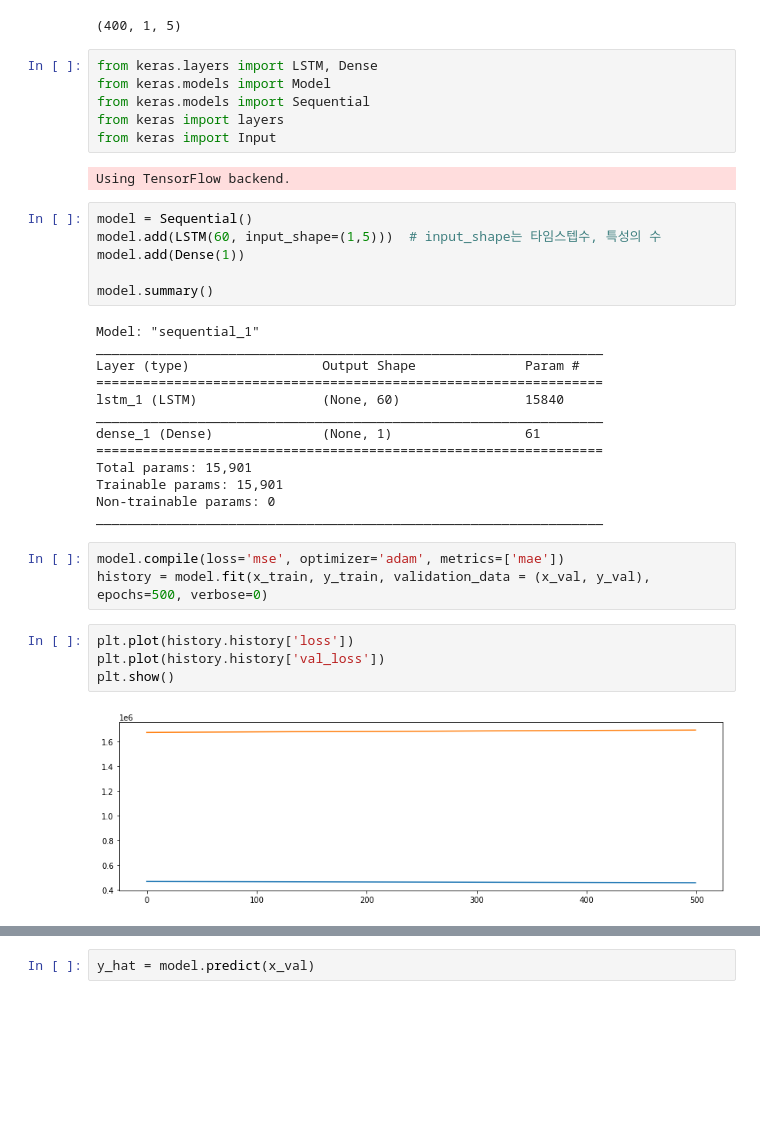
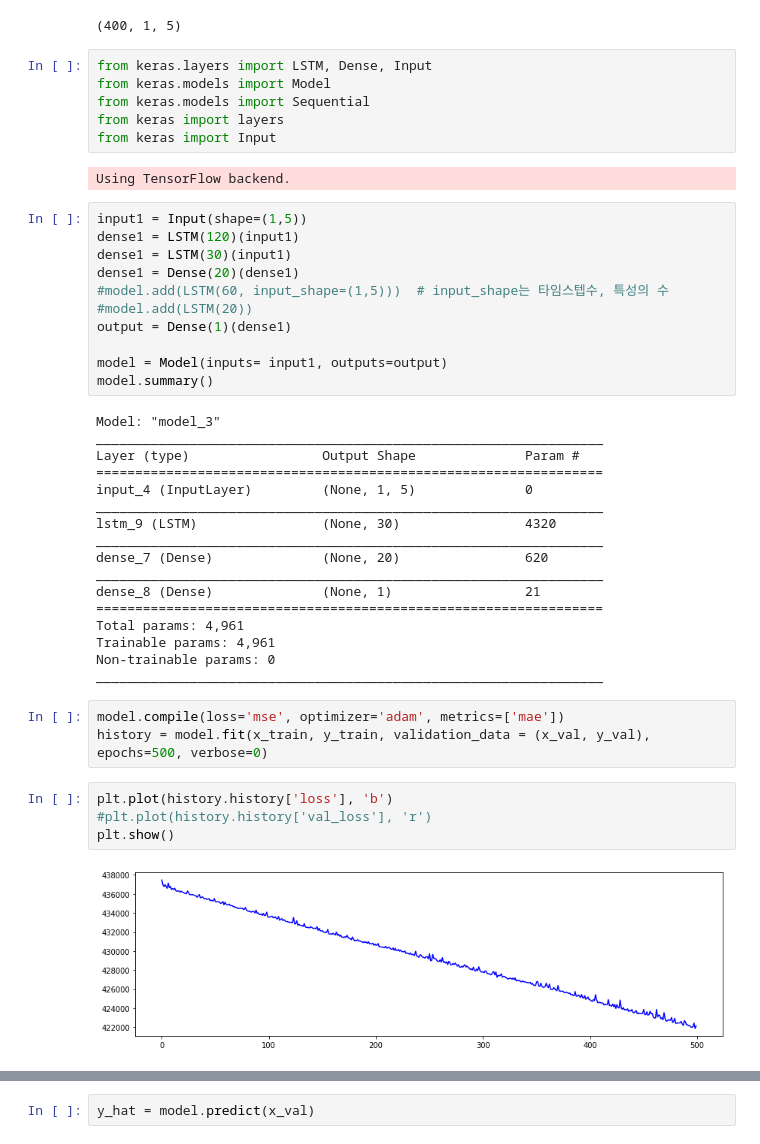
Before and after one commit to sjbaek12/sjbaek12.github.io, a Jupyter notebook: 주가예측_LSTM.ipynb, the cells around one changed output, grey strips where cells are left out. Cells and saved outputs as stored; diff of their text form; blank space fills up the shorter version.

```diff
--- a/주가예측_LSTM.ipynb
+++ b/주가예측_LSTM.ipynb
@@ -231,7 +231,7 @@ print(x_train.shape)
 # %% [output]
 (400, 1, 5)
 # %%
-from keras.layers import LSTM, Dense
+from keras.layers import LSTM, Dense, Input
 from keras.models import Model
 from keras.models import Sequential
 from keras import layers
@@ -239,31 +239,40 @@ from keras import Input
 # %% [output]
 Using TensorFlow backend.
 # %%
-model = Sequential()
-model.add(LSTM(60, input_shape=(1,5)))  # input_shape는 타임스텝수, 특성의 수
-model.add(Dense(1))
+input1 = Input(shape=(1,5))
+dense1 = LSTM(120)(input1)
+dense1 = LSTM(30)(input1)
+dense1 = Dense(20)(dense1)
+#model.add(LSTM(60, input_shape=(1,5)))  # input_shape는 타임스텝수, 특성의 수
+#model.add(LSTM(20))
+output = Dense(1)(dense1)
 
+model = Model(inputs= input1, outputs=output)
 model.summary()
 # %% [output]
-Model: "sequential_1"
+Model: "model_3"
 _________________________________________________________________
 Layer (type)                 Output Shape              Param #
 =================================================================
-lstm_1 (LSTM)                (None, 60)                15840
+input_4 (InputLayer)         (None, 1, 5)              0
 _________________________________________________________________
-dense_1 (Dense)              (None, 1)                 61
+lstm_9 (LSTM)                (None, 30)                4320
+_________________________________________________________________
+dense_7 (Dense)              (None, 20)                620
+_________________________________________________________________
+dense_8 (Dense)              (None, 1)                 21
 =================================================================
-Total params: 15,901
-Trainable params: 15,901
+Total params: 4,961
+Trainable params: 4,961
 Non-trainable params: 0
 _________________________________________________________________
 # %%
 model.compile(loss='mse', optimizer='adam', metrics=['mae'])
 history = model.fit(x_train, y_train, validation_data = (x_val, y_val), epochs=500, verbose=0)
 # %%
-plt.plot(history.history['loss'])
-plt.plot(history.history['val_loss'])
+plt.plot(history.history['loss'], 'b')
+#plt.plot(history.history['val_loss'], 'r')
 plt.show()
 # %% [output]
-[figure, old version]
+[figure, new version]
 # %%
```
Also changed, not shown: parts of 5 cells of this notebook.
